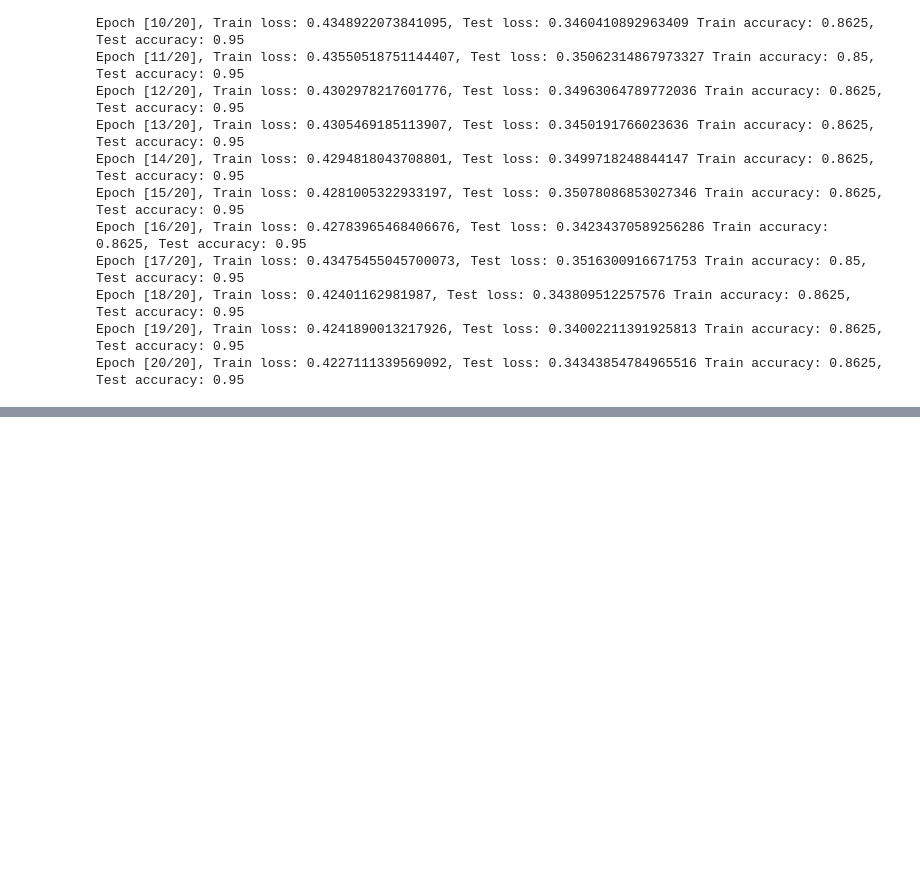
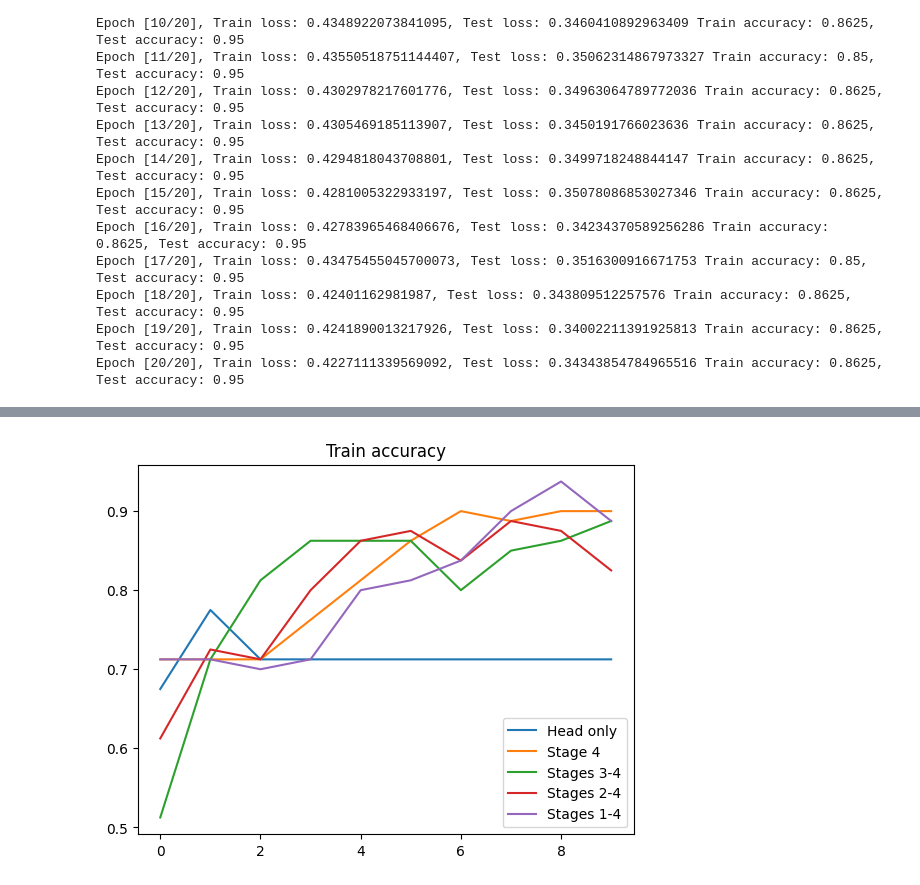
Before and after one commit to mariaserov/ML_BreakHis, a Jupyter notebook: scr/ConvNeXt-V2_initial_explore.ipynb, the cells around one changed output, grey strips where cells are left out. Drawn from its saved outputs; the diff is of its cells as text; code cells hidden in the pictures; blank space fills up the shorter version.

```diff
--- a/scr/ConvNeXt-V2_initial_explore.ipynb
+++ b/scr/ConvNeXt-V2_initial_explore.ipynb
@@ -492,0 +520,16 @@ Epoch 10/10: Train Accuracy 3.4375, Test Accuracy 0.7
+# %%
+# Plotting accuracy for train
+
+perf_train = pd.read_csv('convnext_v2_outputs/arc_perf_train_toy.csv', index_col='Unnamed: 0')
+perf_test = pd.read_csv('convnext_v2_outputs/arc_perf_test_toy.csv', index_col='Unnamed: 0')
+
+l = perf_test.shape[0]
+
+for col in perf_train.columns:
+    plt.plot(range(l), perf_train.loc[:,col], label=col)
+
+plt.legend()
+plt.title("Train accuracy")
+plt.show()
+# %% [output]
+[figure, added]
```
Also changed, not shown: parts of 5 cells of this notebook, 11 other files.
